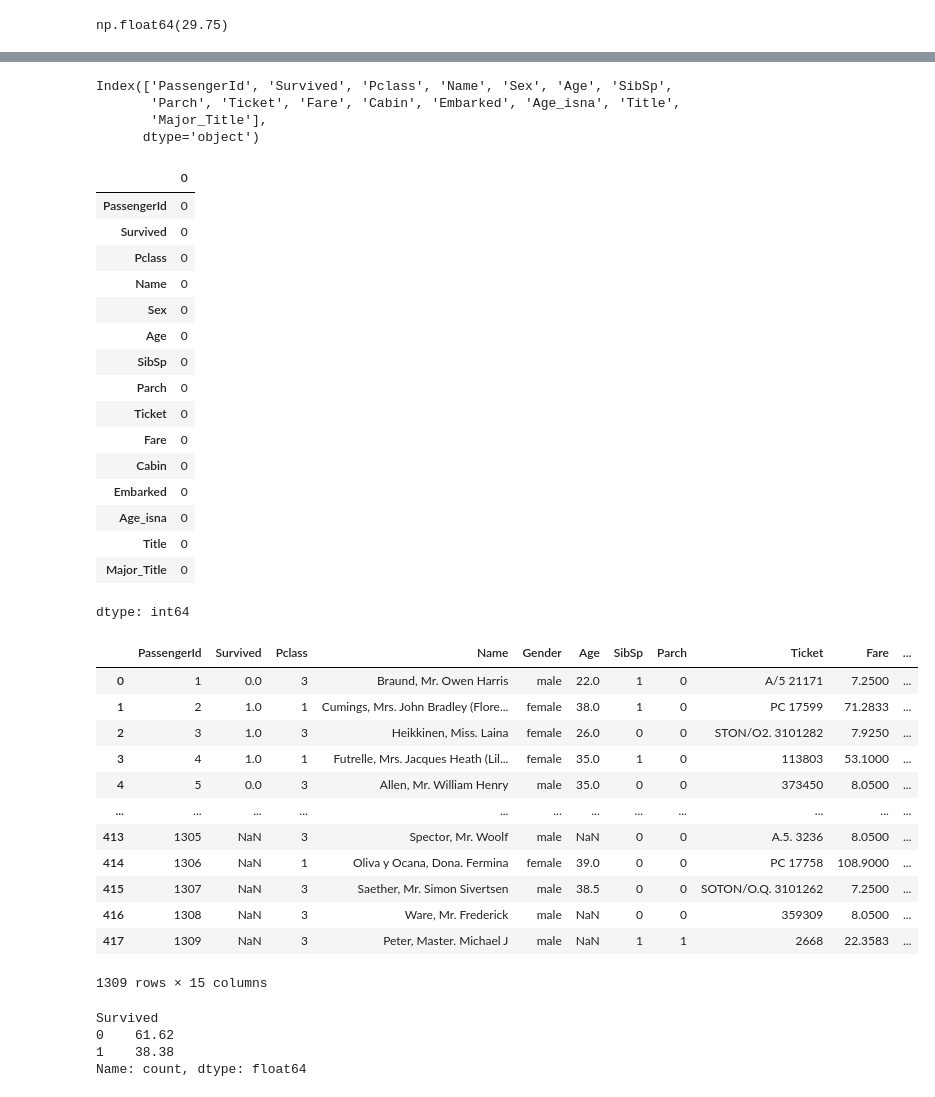
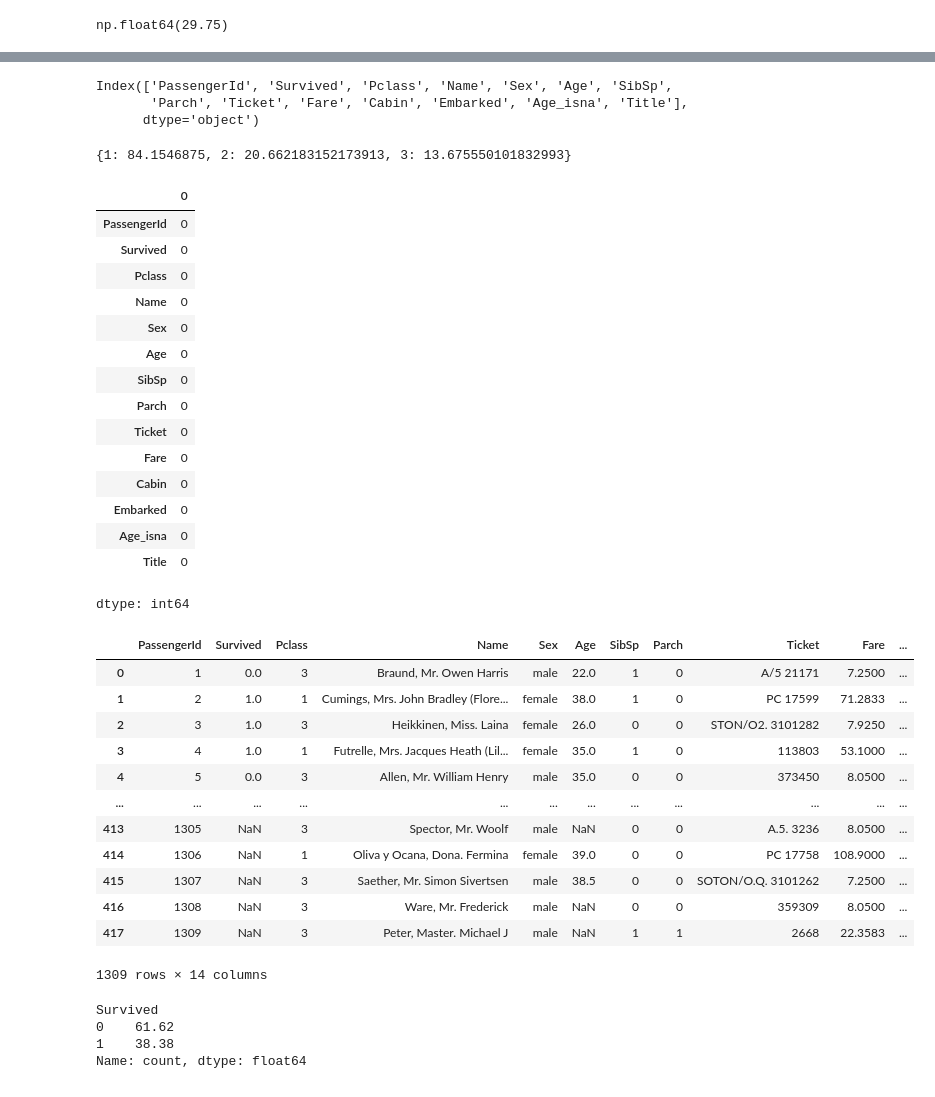
Before and after one commit to adcgunwoo/Titantic, a Jupyter notebook: titanic.ipynb, the cells around one changed output, grey strips where cells are left out. Saved outputs shown, nothing was run; the diff lists cells and outputs as text; code cells hidden in the pictures.

```diff
--- a/titanic.ipynb
+++ b/titanic.ipynb
@@ -506,3 +501,7 @@ df_train_TitleAge['Title'].str.contains('Mr, Miss, Mrs, Master').value_counts()
 | Title |  |
 | False | 891 |
 dtype: int64
+# %%
+Majot_Titles = ['Mr', 'Mrs', 'Miss', 'Master']
+df_train_TitleAge['Title'] = df_train_TitleAge['Title'].apply(lambda x: x if x in Majot_Titles else 'Other') #많은 4개의 호칭을 other로 합치기
+df_train_TitleAge['Title'].value_counts()
@@ -509,11 +527,5 @@ dtype: int64
 # %%
-df_train_TitleAge['Major_Title'] = (
-(df_train_TitleAge['Title'] == 'Mr') |
-(df_train_TitleAge['Title'] == 'Miss') |
-(df_train_TitleAge['Title'] == 'Mrs') |
-(df_train_TitleAge['Title'] == 'Master')
-)
+df_train_TitleAge.loc[
+    (df_train_TitleAge['Title'] == 'Other') & (df_train_TitleAge['Sex'] =='female'),
+    'Title'
+] = 'Mrs'
-# %%
-import numpy as np
-df_train_TitleAge['other_Mr'] = (df_train_TitleAge['Major_Title']==False) & (df_train_TitleAge['Gender'] =='male')
-df_train_TitleAge['Title']= np.where(df_train_TitleAge['other_Mr'], 'Mr', df_train_TitleAge['Title'])
@@ -522,2 +548,2 @@ KeyError: 'Sex'
 # %%
-df_train['Title'] = df_train_TitleAge['other_Mr'].apply()
+df_train = df_train_TitleAge
@@ -543,6 +629,5 @@ np.float64(29.75)
 df_train.columns
 # %% [output]
 Index(['PassengerId', 'Survived', 'Pclass', 'Name', 'Sex', 'Age', 'SibSp',
-       'Parch', 'Ticket', 'Fare', 'Cabin', 'Embarked', 'Age_isna', 'Title',
-       'Major_Title'],
+       'Parch', 'Ticket', 'Fare', 'Cabin', 'Embarked', 'Age_isna', 'Title'],
       dtype='object')
@@ -548,0 +644,5 @@ Index(['PassengerId', 'Survived', 'Pclass', 'Name', 'Sex', 'Age', 'SibSp',
+# %%
+pclass_fare_mean = df_train_TitleAge.groupby('Pclass')['Fare'].mean().to_dict()
+pclass_fare_mean #평균값을 냈는데, 만약 missin 데이터가 있다면 채울 수 있다.
+# %% [output]
+{1: 84.1546875, 2: 20.662183152173913, 3: 13.675550101832993}
@@ -565,17 +670,16 @@ df_merged_train.isnull().sum()
 | Embarked | 0 |
 | Age_isna | 0 |
 | Title | 0 |
-| Major_Title | 0 |
 dtype: int64
 # %%
 dataset = [df_train, df_test]
-for data in dataset:
-    data.rename(columns = {'Sex' : 'Gender'}, inplace=True)
+#for data in dataset:
+#    data.rename(columns = {'Sex' : 'Gender'}, inplace=True)
 dataset
 df_alldata = pd.concat(dataset, axis=0)
 df_alldata
 # %% [output]
-|  | PassengerId | Survived | Pclass | Name | Gender | Age | SibSp | Parch | Ticket | Fare | ... |
+|  | PassengerId | Survived | Pclass | Name | Sex | Age | SibSp | Parch | Ticket | Fare | ... |
 | 0 | 1 | 0.0 | 3 | Braund, Mr. Owen Harris | male | 22.0 | 1 | 0 | A/5 21171 | 7.2500 | ... |
 | 1 | 2 | 1.0 | 1 | Cumings, Mrs. John Bradley (Flore... | female | 38.0 | 1 | 0 | PC 17599 | 71.2833 | ... |
 | 2 | 3 | 1.0 | 3 | Heikkinen, Miss. Laina | female | 26.0 | 0 | 0 | STON/O2. 3101282 | 7.9250 | ... |
@@ -587,7 +691,7 @@ df_alldata
 | 415 | 1307 | NaN | 3 | Saether, Mr. Simon Sivertsen | male | 38.5 | 0 | 0 | SOTON/O.Q. 3101262 | 7.2500 | ... |
 | 416 | 1308 | NaN | 3 | Ware, Mr. Frederick | male | NaN | 0 | 0 | 359309 | 8.0500 | ... |
 | 417 | 1309 | NaN | 3 | Peter, Master. Michael J | male | NaN | 1 | 1 | 2668 | 22.3583 | ... |
-1309 rows × 15 columns
+1309 rows × 14 columns
 # %%
 print((df_train['Survived'].value_counts()/len(df_train)*100).round(2)) #훈련데이터의 생존자 사망자 비율
 # %% [output]
```
Also changed, not shown: parts of 27 cells of this notebook.
